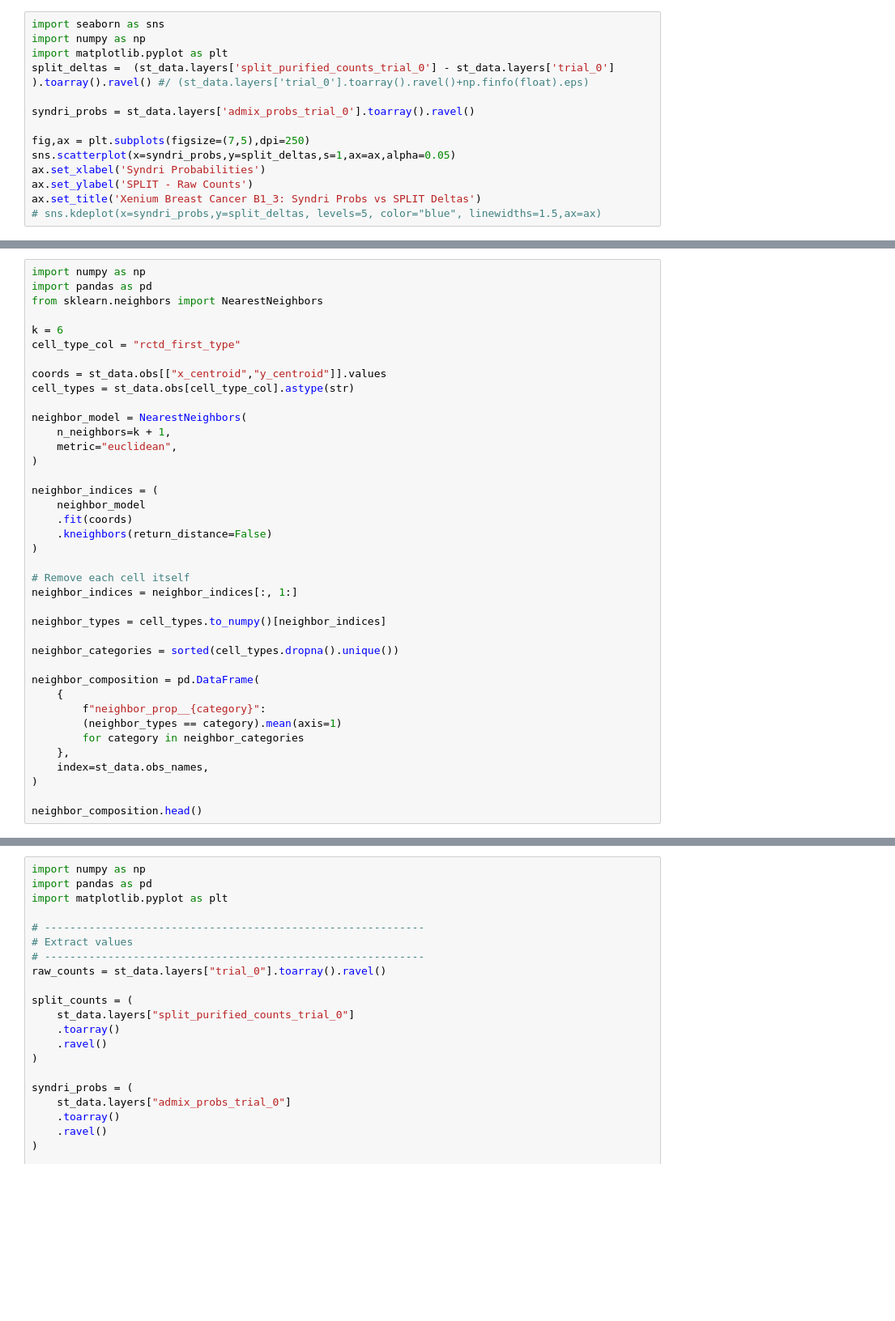
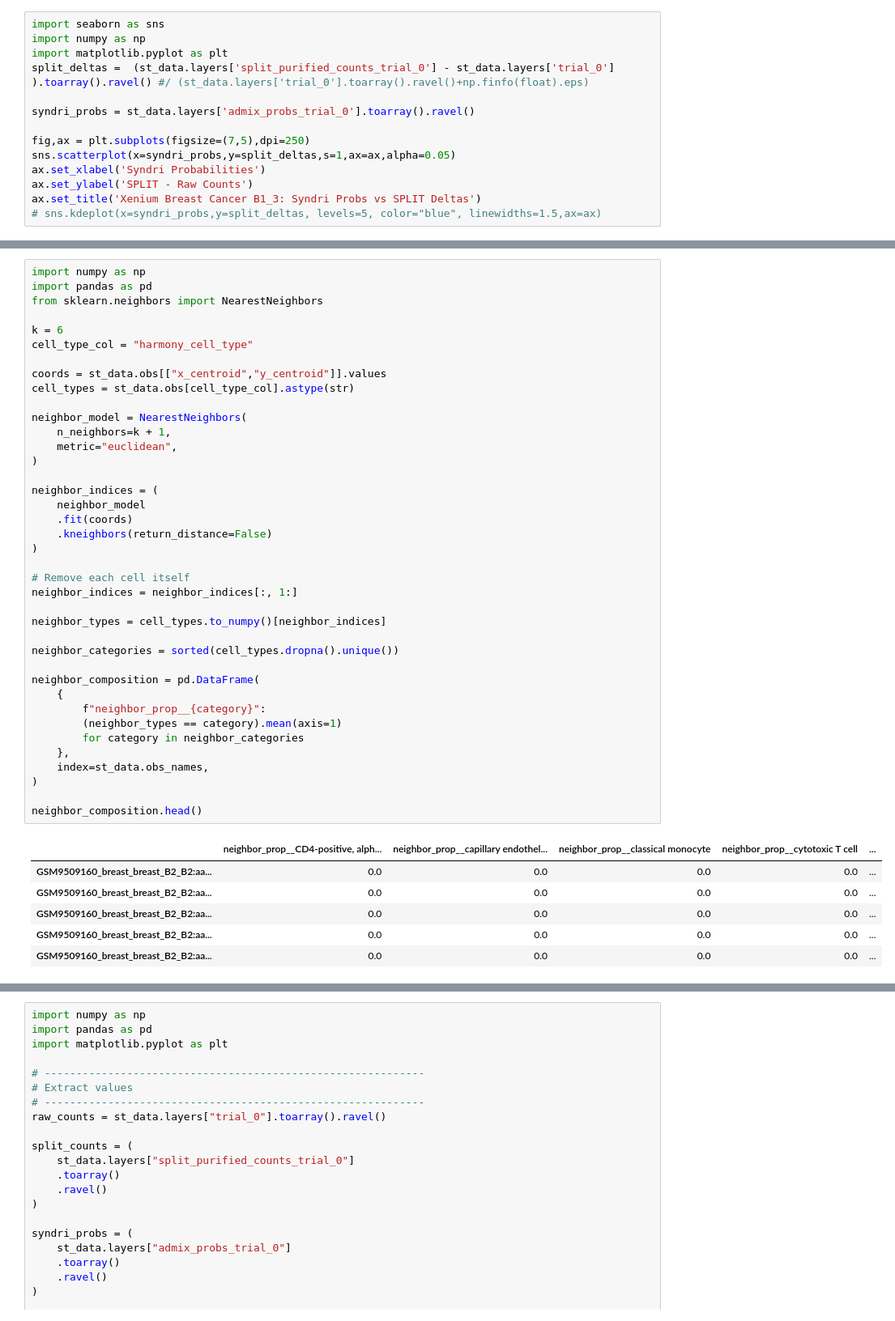
Before and after one commit to gkrieg/Syndri, a Jupyter notebook: eval/CompareRemovedTranscripts.ipynb, the cells around one changed output, grey strips where cells are left out. Shown at 81% size. Saved outputs shown, nothing was run; the diff lists cells and outputs as text; blank space fills up the shorter version.

```diff
--- a/eval/CompareRemovedTranscripts.ipynb
+++ b/eval/CompareRemovedTranscripts.ipynb
@@ -121,39 +199,46 @@ import pandas as pd
 from sklearn.neighbors import NearestNeighbors
 
 k = 6
-cell_type_col = "rctd_first_type"
+cell_type_col = "harmony_cell_type"
 
 coords = st_data.obs[["x_centroid","y_centroid"]].values
 cell_types = st_data.obs[cell_type_col].astype(str)
 
 neighbor_model = NearestNeighbors(
     n_neighbors=k + 1,
     metric="euclidean",
 )
 
 neighbor_indices = (
     neighbor_model
     .fit(coords)
     .kneighbors(return_distance=False)
 )
 
 # Remove each cell itself
 neighbor_indices = neighbor_indices[:, 1:]
 
 neighbor_types = cell_types.to_numpy()[neighbor_indices]
 
 neighbor_categories = sorted(cell_types.dropna().unique())
 
 neighbor_composition = pd.DataFrame(
     {
         f"neighbor_prop__{category}":
         (neighbor_types == category).mean(axis=1)
         for category in neighbor_categories
     },
     index=st_data.obs_names,
 )
 
 neighbor_composition.head()
+# %% [output]
+|  | neighbor_prop__CD4-positive, alph... | neighbor_prop__capillary endothel... | neighbor_prop__classical monocyte | neighbor_prop__cytotoxic T cell | ... |
+| GSM9509160_breast_breast_B2_B2:aa... | 0.0 | 0.0 | 0.0 | 0.0 | ... |
+| GSM9509160_breast_breast_B2_B2:aa... | 0.0 | 0.0 | 0.0 | 0.0 | ... |
+| GSM9509160_breast_breast_B2_B2:aa... | 0.0 | 0.0 | 0.0 | 0.0 | ... |
+| GSM9509160_breast_breast_B2_B2:aa... | 0.0 | 0.0 | 0.0 | 0.0 | ... |
+| GSM9509160_breast_breast_B2_B2:aa... | 0.0 | 0.0 | 0.0 | 0.0 | ... |
 # %%
 import scipy.sparse as sp
 
```
Also changed, not shown: parts of 7 cells of this notebook, 1 other file.
